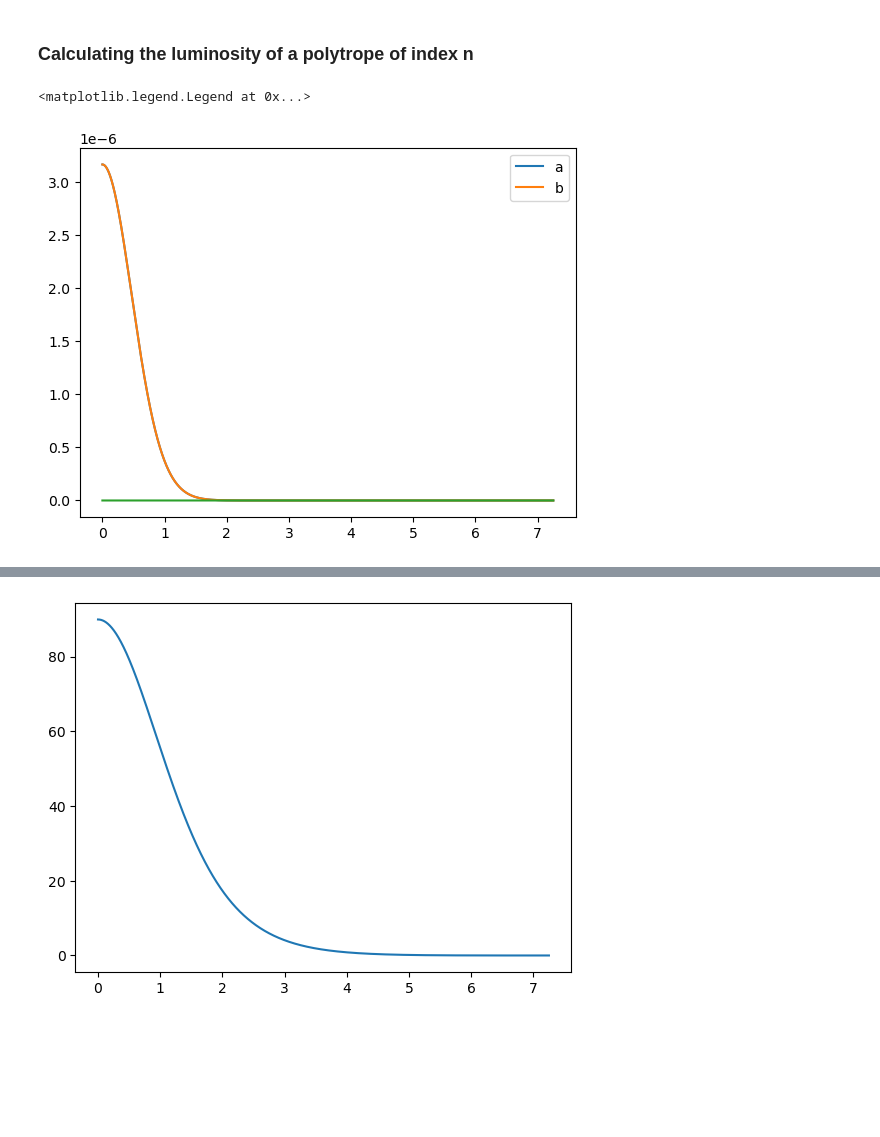
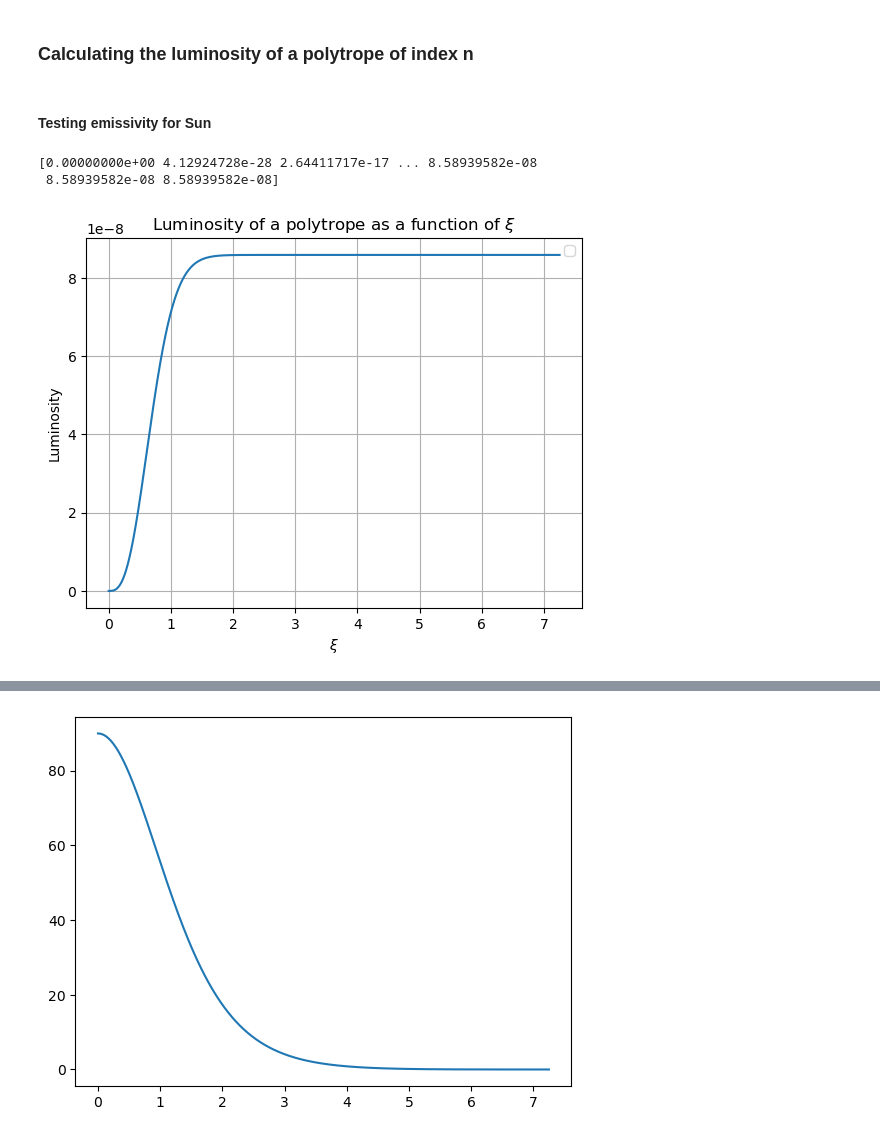
Before and after one commit to rodribro/Computational_Astronomy, a Jupyter notebook: 02_luminosity_polytrope.ipynb, the cells around one changed output, grey strips where cells are left out. Cells and saved outputs as stored; diff of their text form; code cells hidden in the pictures; blank space fills up the shorter version.

```diff
--- a/02_luminosity_polytrope.ipynb
+++ b/02_luminosity_polytrope.ipynb
@@ -28,7 +25,7 @@ def density(M, R, n):
 
     return density, central_density
 
-def pressure(G, M, R, n):
+def pressure(M, R, n):
     xi, y1, y2 = lane_emden_solver(n)
     c_n = 1 / (4 * np.pi * (n+1) * y2[-1]**2)
     central_pressure = (G*M**2)/R**4 * c_n
@@ -36,9 +33,10 @@ def pressure(G, M, R, n):
 
     return pressure, central_pressure
 
-def temperature(G, M, R, X, Z, R_g, n): # R_g = gas constant, G  (define both as global variables?)
+def temperature(M, R, X, Z, n): # R_g = gas constant, G  (define both as global variables?)
     xi, y1, y2 = lane_emden_solver(n)
-    mu = 4/(5*X-Z+3)
+    mu = 4/(5*X-Z+3) # needs to come from chemical composition array
+
     b_n = 1 / (n+1) * xi[-1] * (-y2[-1])
     central_temperature = mu*G*M/(R_g*R) * b_n
     temperature = central_temperature *  y1
@@ -56,7 +54,6 @@ def emissivity(rho, T, X, Z):
     T6 = T6[:T_new_length]
     X = X[:T_new_length]
     rho = rho[:T_new_length]
-    e_0 = 2.38e106*X**2*rho
 
     # Formula variables
     alpha = 1.2e17*((1-X-Z)/(4*X))**2 * np.exp(-100*T6**(-1/3))
@@ -80,18 +77,18 @@ def emissivity(rho, T, X, Z):
 
     return e_total, e_pp, e_cno
 # %%
-def luminosity(n, X_s, r_c, d_c, R, time, total_time, Z_s, M, G, Z, R_g, L_sol ):
+def luminosity(n, X_s, r_c, d_c, R, time, total_time, M, Z,L_sol ):
 
     # xi, theta(xi), theta'(xi)
     xi, y1, y2 = lane_emden_solver(n)
 
     # chemical composition X, Y
-    X, Y = chemical_composition(xi, X_s, r_c, d_c, R, time, total_time, Z_s)
+    X = chemical_composition(xi, X_s, r_c, d_c, R, time, total_time)
 
     # Thermodynamic functions (general and center)
     rho, rho_c = density(M, R, n)
-    P, P_c = pressure(G, M, R, n)
-    T, T_c = temperature(G, M, R, X, Z, R_g, n)
+    P, P_c = pressure(M, R, n)
+    T, T_c = temperature(M, R, X, Z, n)
 
     # Emissivity
     ems_tot, e_pp, e_cno = emissivity(rho, T, X, Z)
@@ -99,12 +96,15 @@ def luminosity(n, X_s, r_c, d_c, R, time, total_time, Z_s, M, G, Z, R_g, L_sol )
     # Constant of the luminosity formula
     const = -1/(xi[-1]**2 * y2[-1])
 
-    # Integrand of the formula
-    integrand = xi**2 * y1**n *M*ems_tot/L_sol
+    # Integrand of the luminosity formula
+    integrand = xi**2 * y1**n * M * ems_tot / L_sol
+
 
     # Cumulative integral
-    integral = cumulative_trapezoid(integrand, xi, initial = 0)
-    return integral
+    integral = cumulative_trapezoid(integrand, x=xi, initial=0)
+    return const * integral
+# %% [markdown]
+#### <b> Testing emissivity for Sun </b>
 # %%
 # Global
 G = 6.67408e-8 # gravitational constant
@@ -116,21 +116,31 @@ L_sol = 3.828e33
 R_sol = 6.957e10
 Z_sol = 0.02857
 Y_sol = 0.28
+total_time = 2*4.6*M_sol*(1/L_sol)
 
 n_sol = 3.08692
 X_s_sol = (1-Y_sol)/(1+Z_sol)
 Z_sol = 1-Y_sol-X_s_sol
 xi, y, z = lane_emden_solver(n_sol)
-X_sol, Y_sol= chemical_composition(xi, X_s_sol, 0.2, 0.03, R_sol, 1, 2, Z_sol)
+X_sol = chemical_composition(xi, X_s_sol, 0.2, 0.03, R_sol, 1, 2)
 rho, rho_c = density(M_sol, R_sol, n_sol)
-P, P_c = pressure(G, M_sol, R_sol, n_sol)
-T, T_c = temperature(G, M_sol, R_sol, X_sol, Z_sol, R_g, n_sol)
+P, P_c = pressure(M_sol, R_sol, n_sol)
+T, T_c = temperature(M_sol, R_sol, X_sol, Z_sol, n_sol)
 e, epp, ecno = emissivity(rho, T, X_sol, Z_sol)
 
-plt.plot(xi, e, label='a')
-plt.plot(xi, epp, label='b')
-plt.plot(xi, ecno)
-plt.legend()
+sun_lum = luminosity(n_sol, X_s_sol, 0.2, 0.03, R_sol, 1, 2, M_sol, Z_sol, L_sol )
-# %% [output]
-<matplotlib.legend.Legend at 0x...>
-[figure, removed]
+# %%
+print(sun_lum)
+# %% [output]
+[0.00000000e+00 4.12924728e-28 2.64411717e-17 ... 8.58939582e-08
+ 8.58939582e-08 8.58939582e-08]
+# %%
+plt.plot(xi, sun_lum)
+plt.title(r'Luminosity of a polytrope as a function of $\xi$')
+plt.xlabel(r'$\xi$')
+plt.ylabel("Luminosity")
+plt.grid(True)
+plt.legend()
+plt.show()
+# %% [output]
+[figure, added]
```
Also changed, not shown: parts of 3 cells of this notebook, 17 other files.
